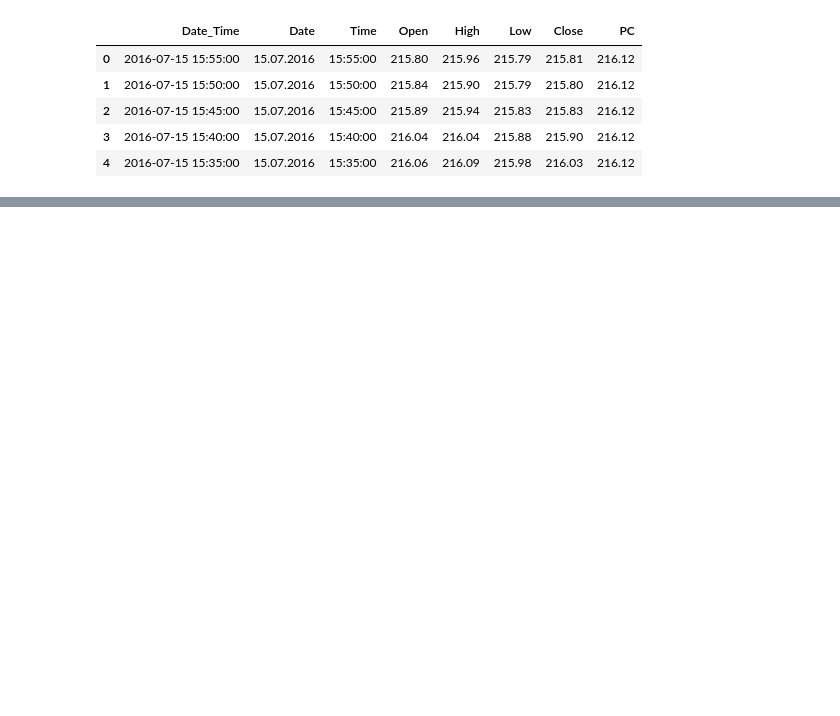
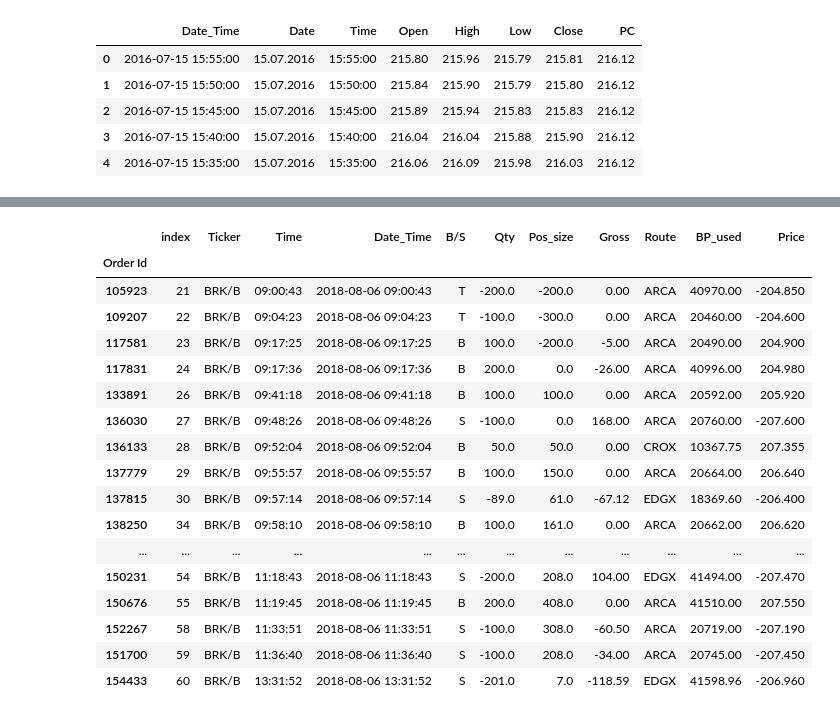
Before and after one commit to mkf-mkf/My_cloud, a Jupyter notebook: Trades_to_chart.ipynb, the cells around one changed output, grey strips where cells are left out. Saved outputs shown, nothing was run; the diff lists cells and outputs as text; code cells hidden in the pictures; blank space fills up the shorter version.

```diff
--- a/Trades_to_chart.ipynb
+++ b/Trades_to_chart.ipynb
@@ -64,0 +78,23 @@ plotly.tools.set_credentials_file(username='mkf', api_key='crwJntc1jJsAdaHKiDPL'
+# %%
+def open_excel(path):
+    try:
+        open_file = pd.read_excel(path, encoding='utf-16', header=None)
+    except CompDocError:
+        fix_excel(path)
+        open_file = pd.read_excel(path, encoding='utf-16', header=None)
+    return open_file
+# %%
+def normalise_formats(storage_of_executions):
+    important_columns = ['Order Id', 'Time', 'B/S', 'Qty', 'Price', 'Gross', 'Net', 'Route']
+    copy_storage_of_executions = storage_of_executions.copy()
+    for date, tickers in storage_of_executions.items():
+        for ticker, executions in tickers.items():
+            new_df = executions[important_columns]
+            new_df.insert(0, 'Date_Time', pd.to_datetime((date + ' ' + new_df['Time']), dayfirst=False))
+            new_df.insert(1, 'Ticker', ticker)
+            new_df['BP_used'] = new_df['Price'] * new_df['Qty']
+            new_df['Qty'] = new_df.apply(lambda x: x['Qty'] if new_df['B/S'][x.name] in ['B', 'C'] else -x['Qty'], axis=1)
+            #new_df.insert(6, 'Pos_size', new_df['Qty'].cumsum())
+            new_df.reset_index(inplace=True)
+            copy_storage_of_executions[date][ticker] = group_by_order_final(new_df)
+    return copy_storage_of_executions
@@ -65,6 +132,7 @@ plotly.tools.set_credentials_file(username='mkf', api_key='crwJntc1jJsAdaHKiDPL'
 # %%
-def preprocessing_trades(trades_file):
+def preprocessing_trades(storage_of_executions):
     file_parsing = {}
+    excel_df = storage_of_executions
     reindex = {a : b for a, b in zip(range(22), excel_df.iloc[2, :])}
     excel_df = excel_df.rename(columns=reindex)
     for i in range(len(excel_df)):
@@ -74,8 +142,8 @@ def preprocessing_trades(trades_file):
                 file_parsing[date] = {}
                 continue
 
-            elif re.match(r'^(\w+)\s{1,2}-\s.*', excel_df.iloc[i][0]):
-                ticker = re.match(r'^(\w+)\s{1,2}-\s.*', excel_df.iloc[i][0])[1]
+            elif re.match(r'^([\w/]+)\s{1,2}-\s.*', excel_df.iloc[i][0]):
+                ticker = re.match(r'^([\w/]+)\s{1,2}-\s.*', excel_df.iloc[i][0])[1]
                 file_parsing[date][ticker] = pd.DataFrame()
                 continue
 
@@ -87,7 +155,8 @@ def preprocessing_trades(trades_file):
 
             elif re.match(r'\d\d:\d\d:\d\d', excel_df.iloc[i][0]):
                 file_parsing[date][ticker] = file_parsing[date][ticker].append(excel_df.iloc[i, :])
-    return file_parsing
+    date_ticker_exec = normalise_formats(file_parsing)
+    return date_ticker_exec
 # %%
 def create_points(data):
     days_trades = preprocessing_trades(file_name)
@@ -212,0 +222,10 @@ file_parsing['8/6/2018']['ARLO'][['Time', 'B/S', 'Qty', 'Price', 'Gross', 'Net',
+# %%
+%%time
+date = '8/6/2018'
+ticker = 'ARLO'
+
+trades_file = r'C:/Users/User/Downloads/07060212-2018-08-06-to-2018-08-09-detailed.xls'
+chart_file = r'C:\Users\User\Documents\Old_comp\Chart 2016-07-16-09-54.csv'
+
+opened_file = open_excel(trades_file)
+date_tickers_exec = preprocessing_trades(opened_file)
@@ -212,0 +258,21 @@ file_parsing['8/6/2018']['ARLO'][['Time', 'B/S', 'Qty', 'Price', 'Gross', 'Net',
+# %%
+date_tickers_exec['8/6/2018']['BRK/B']
+# %% [output]
+|  | index | Ticker | Time | Date_Time | B/S | Qty | Pos_size | Gross | Route | BP_used | Price |
+| Order Id |  |  |  |  |  |  |  |  |  |  |  |
+| 105923 | 21 | BRK/B | 09:00:43 | 2018-08-06 09:00:43 | T | -200.0 | -200.0 | 0.00 | ARCA | 40970.00 | -204.850 |
+| 109207 | 22 | BRK/B | 09:04:23 | 2018-08-06 09:04:23 | T | -100.0 | -300.0 | 0.00 | ARCA | 20460.00 | -204.600 |
+| 117581 | 23 | BRK/B | 09:17:25 | 2018-08-06 09:17:25 | B | 100.0 | -200.0 | -5.00 | ARCA | 20490.00 | 204.900 |
+| 117831 | 24 | BRK/B | 09:17:36 | 2018-08-06 09:17:36 | B | 200.0 | 0.0 | -26.00 | ARCA | 40996.00 | 204.980 |
+| 133891 | 26 | BRK/B | 09:41:18 | 2018-08-06 09:41:18 | B | 100.0 | 100.0 | 0.00 | ARCA | 20592.00 | 205.920 |
+| 136030 | 27 | BRK/B | 09:48:26 | 2018-08-06 09:48:26 | S | -100.0 | 0.0 | 168.00 | ARCA | 20760.00 | -207.600 |
+| 136133 | 28 | BRK/B | 09:52:04 | 2018-08-06 09:52:04 | B | 50.0 | 50.0 | 0.00 | CROX | 10367.75 | 207.355 |
+| 137779 | 29 | BRK/B | 09:55:57 | 2018-08-06 09:55:57 | B | 100.0 | 150.0 | 0.00 | ARCA | 20664.00 | 206.640 |
+| 137815 | 30 | BRK/B | 09:57:14 | 2018-08-06 09:57:14 | S | -89.0 | 61.0 | -67.12 | EDGX | 18369.60 | -206.400 |
+| 138250 | 34 | BRK/B | 09:58:10 | 2018-08-06 09:58:10 | B | 100.0 | 161.0 | 0.00 | ARCA | 20662.00 | 206.620 |
+| ... | ... | ... | ... | ... | ... | ... | ... | ... | ... | ... | ... |
+| 150231 | 54 | BRK/B | 11:18:43 | 2018-08-06 11:18:43 | S | -200.0 | 208.0 | 104.00 | EDGX | 41494.00 | -207.470 |
+| 150676 | 55 | BRK/B | 11:19:45 | 2018-08-06 11:19:45 | B | 200.0 | 408.0 | 0.00 | ARCA | 41510.00 | 207.550 |
+| 152267 | 58 | BRK/B | 11:33:51 | 2018-08-06 11:33:51 | S | -100.0 | 308.0 | -60.50 | ARCA | 20719.00 | -207.190 |
+| 151700 | 59 | BRK/B | 11:36:40 | 2018-08-06 11:36:40 | S | -100.0 | 208.0 | -34.00 | ARCA | 20745.00 | -207.450 |
+| 154433 | 60 | BRK/B | 13:31:52 | 2018-08-06 13:31:52 | S | -201.0 | 7.0 | -118.59 | EDGX | 41598.96 | -206.960 |
```
Also changed, not shown: parts of 36 cells of this notebook.
